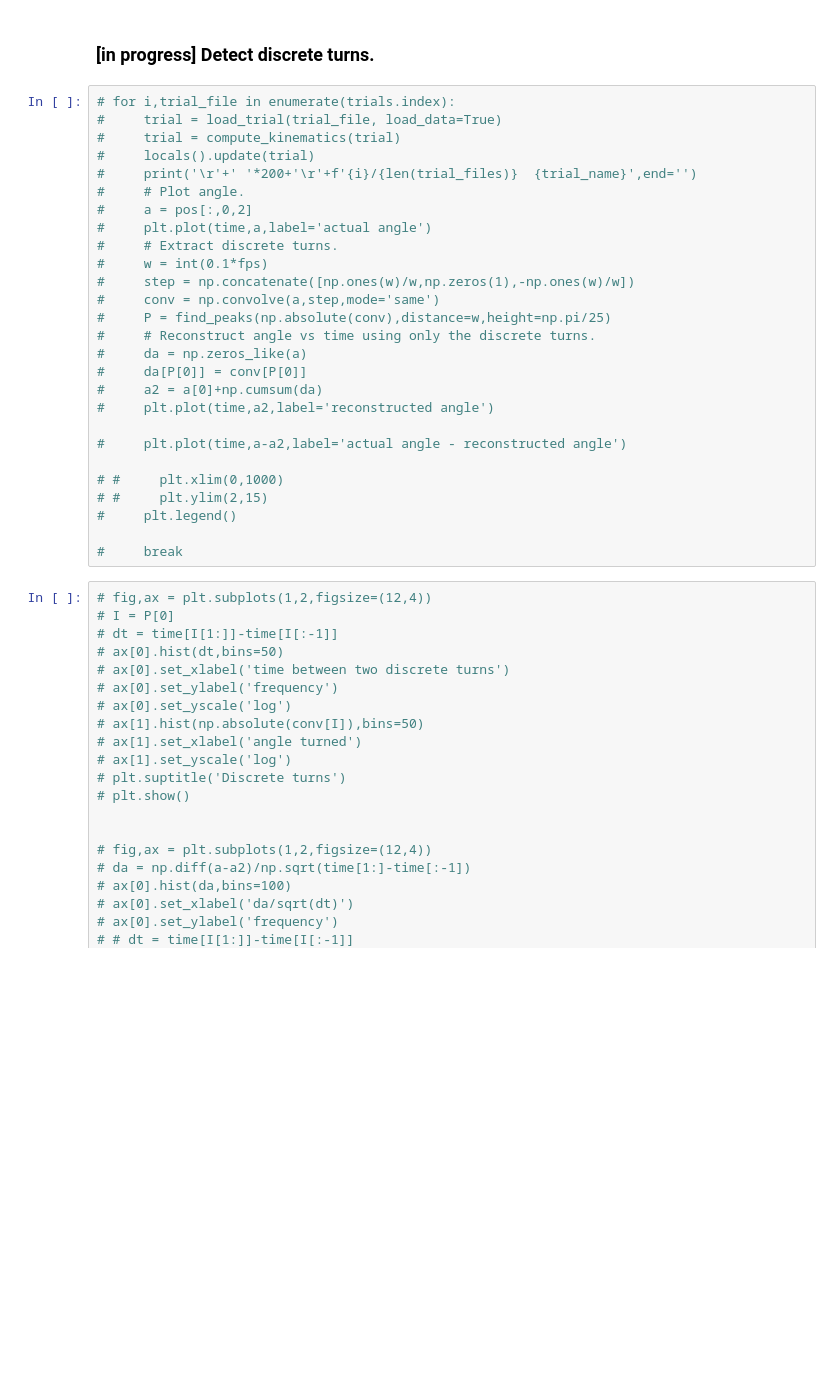
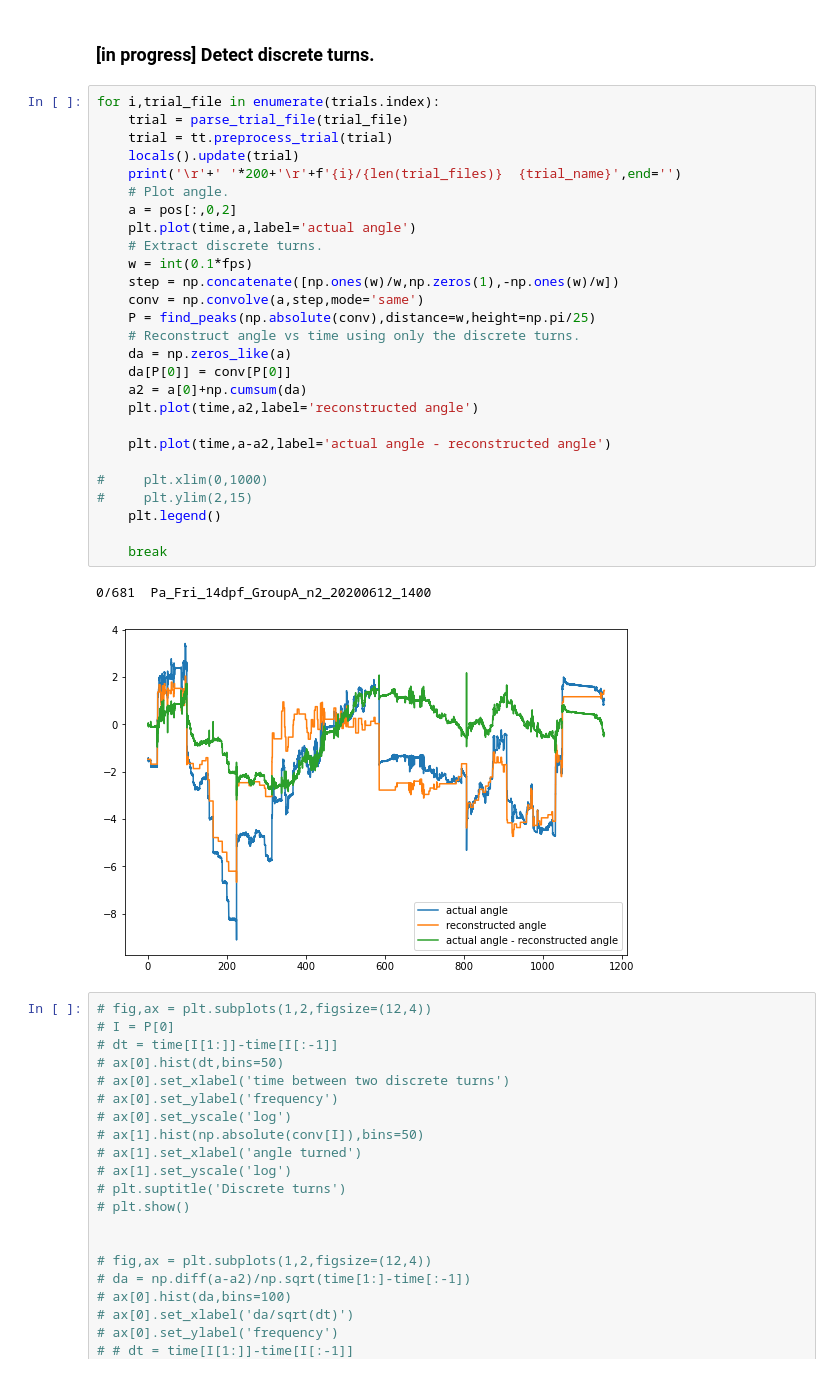
Before and after one commit to yffily/trilab-tracker, a Jupyter notebook: analyze.ipynb, the cells around one changed output. Drawn from its saved outputs; the diff is of its cells as text; blank space fills up the shorter version.

```diff
--- a/analyze.ipynb
+++ b/analyze.ipynb
@@ -150,32 +94,35 @@ def compute_cuts(trial,ranges):
 # %% [markdown]
 ### [in progress] Detect discrete turns.
 # %%
-# for i,trial_file in enumerate(trials.index):
-#     trial = load_trial(trial_file, load_data=True)
-#     trial = compute_kinematics(trial)
-#     locals().update(trial)
-#     print('\r'+' '*200+'\r'+f'{i}/{len(trial_files)}  {trial_name}',end='')
-#     # Plot angle.
-#     a = pos[:,0,2]
-#     plt.plot(time,a,label='actual angle')
-#     # Extract discrete turns.
-#     w = int(0.1*fps)
-#     step = np.concatenate([np.ones(w)/w,np.zeros(1),-np.ones(w)/w])
-#     conv = np.convolve(a,step,mode='same')
-#     P = find_peaks(np.absolute(conv),distance=w,height=np.pi/25)
-#     # Reconstruct angle vs time using only the discrete turns.
-#     da = np.zeros_like(a)
-#     da[P[0]] = conv[P[0]]
-#     a2 = a[0]+np.cumsum(da)
-#     plt.plot(time,a2,label='reconstructed angle')
+for i,trial_file in enumerate(trials.index):
+    trial = parse_trial_file(trial_file)
+    trial = tt.preprocess_trial(trial)
+    locals().update(trial)
+    print('\r'+' '*200+'\r'+f'{i}/{len(trial_files)}  {trial_name}',end='')
+    # Plot angle.
+    a = pos[:,0,2]
+    plt.plot(time,a,label='actual angle')
+    # Extract discrete turns.
+    w = int(0.1*fps)
+    step = np.concatenate([np.ones(w)/w,np.zeros(1),-np.ones(w)/w])
+    conv = np.convolve(a,step,mode='same')
+    P = find_peaks(np.absolute(conv),distance=w,height=np.pi/25)
+    # Reconstruct angle vs time using only the discrete turns.
+    da = np.zeros_like(a)
+    da[P[0]] = conv[P[0]]
+    a2 = a[0]+np.cumsum(da)
+    plt.plot(time,a2,label='reconstructed angle')
 
-#     plt.plot(time,a-a2,label='actual angle - reconstructed angle')
+    plt.plot(time,a-a2,label='actual angle - reconstructed angle')
 
-# #     plt.xlim(0,1000)
-# #     plt.ylim(2,15)
-#     plt.legend()
+#     plt.xlim(0,1000)
+#     plt.ylim(2,15)
+    plt.legend()
 
-#     break
+    break
+# %% [output]
+0/681  Pa_Fri_14dpf_GroupA_n2_20200612_1400
+[figure, added]
 # %%
 # fig,ax = plt.subplots(1,2,figsize=(12,4))
 # I = P[0]
```
Also changed, not shown: parts of 7 cells of this notebook, 3 other files.
